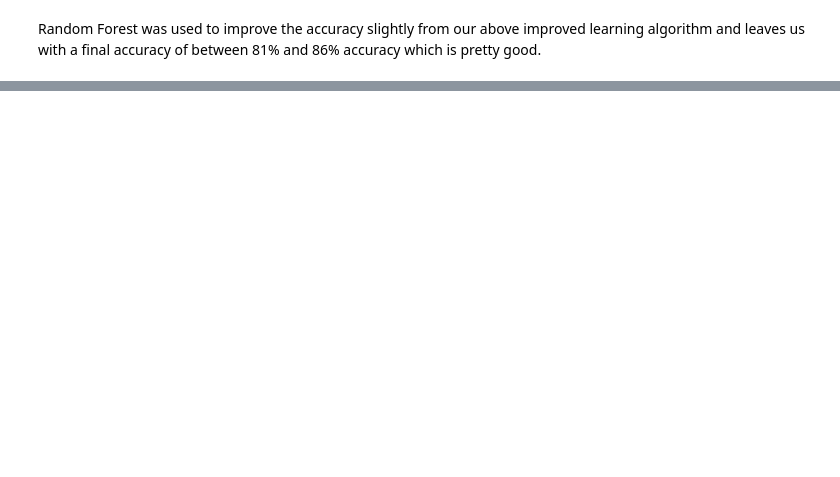
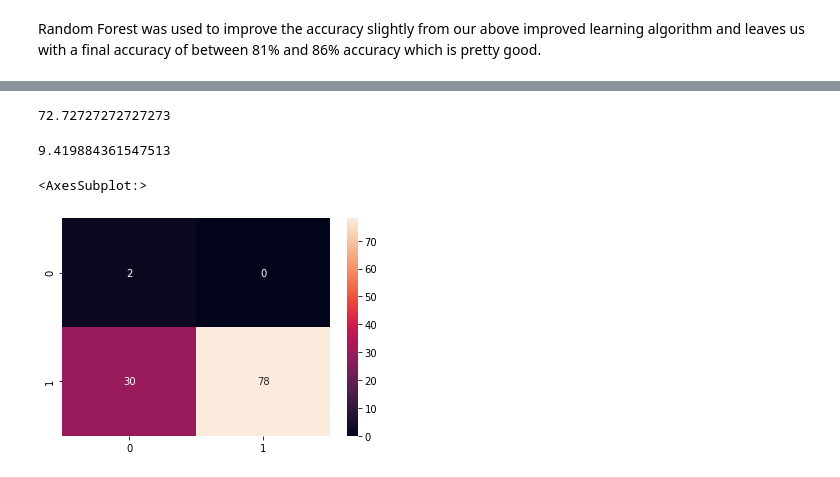
Before and after one commit to bongo1007/ACML, a Jupyter notebook: Project.ipynb, the cells around one changed output, grey strips where cells are left out. Saved outputs shown, nothing was run; the diff lists cells and outputs as text; code cells hidden in the pictures; blank space fills up the shorter version.

```diff
--- a/Project.ipynb
+++ b/Project.ipynb
@@ -864,0 +817,23 @@ Random Forest was used to improve the accuracy slightly from our above improved
+# %%
+#Shuffle Array
+df_shuffle = data_NN.copy()
+df_shuffle = df_shuffle.sample(frac=1).reset_index(drop=True)
+
+#Split into training/testing/validating (60%/20%/20%)
+df_train = df_shuffle.loc[:.6*len(data_NN)]
+df_test = df_shuffle.loc[.6*len(data_NN)+1:.8*len(data_NN)].reset_index(drop=True)
+df_validate = df_shuffle.loc[.8*len(data_NN)+1:].reset_index(drop=True)
+
+#Remove classification bias in training data
+df_0 = df_train.loc[df_train['Loan_Status']==0]
+df_1 = df_train.loc[df_train['Loan_Status']==1]
+
+#print(df_train.groupby(['Loan_Status']).count())
+x_train = df_train.drop(["Loan_Status"], axis = 1)
+y_train = df_train["Loan_Status"]
+
+x_test = df_test.drop(["Loan_Status"], axis = 1)
+y_test = df_test["Loan_Status"].reset_index(drop=True)
+
+x_validate = df_validate.drop(["Loan_Status"], axis = 1)
+y_validate = df_validate["Loan_Status"].reset_index(drop=True)
@@ -864,0 +856,11 @@ Random Forest was used to improve the accuracy slightly from our above improved
+# %%
+accuracy = np.array([])
+for k in range(1,50):
+    classifier = KNeighborsClassifier(n_neighbors=k)
+    classifier.fit(x_train, y_train)
+    y_pred = classifier.predict(x_test)
+    acc = accuracy_score(y_test,y_pred)*100
+    accuracy =  np.append(accuracy, acc)
+
+print(np.argmax(accuracy))
+print(accuracy)
@@ -864,0 +878,18 @@ Random Forest was used to improve the accuracy slightly from our above improved
+# %%
+knn_classifier = KNeighborsClassifier(n_neighbors=19)
+knn_classifier.fit(x_train, y_train)
+y_pred = knn_classifier.predict(x_test)
+# %%
+accuracy_score(y_test,y_pred)*100
+# %% [output]
+72.72727272727273
+# %%
+log_loss(y_test,y_pred)
+# %% [output]
+9.419884361547513
+# %%
+cf_matrix = confusion_matrix(y_pred, y_test)
+sns.heatmap(cf_matrix, annot=True,fmt='g')
+# %% [output]
+<AxesSubplot:>
+[figure, added]
```
Also changed, not shown: parts of 48 cells of this notebook.
